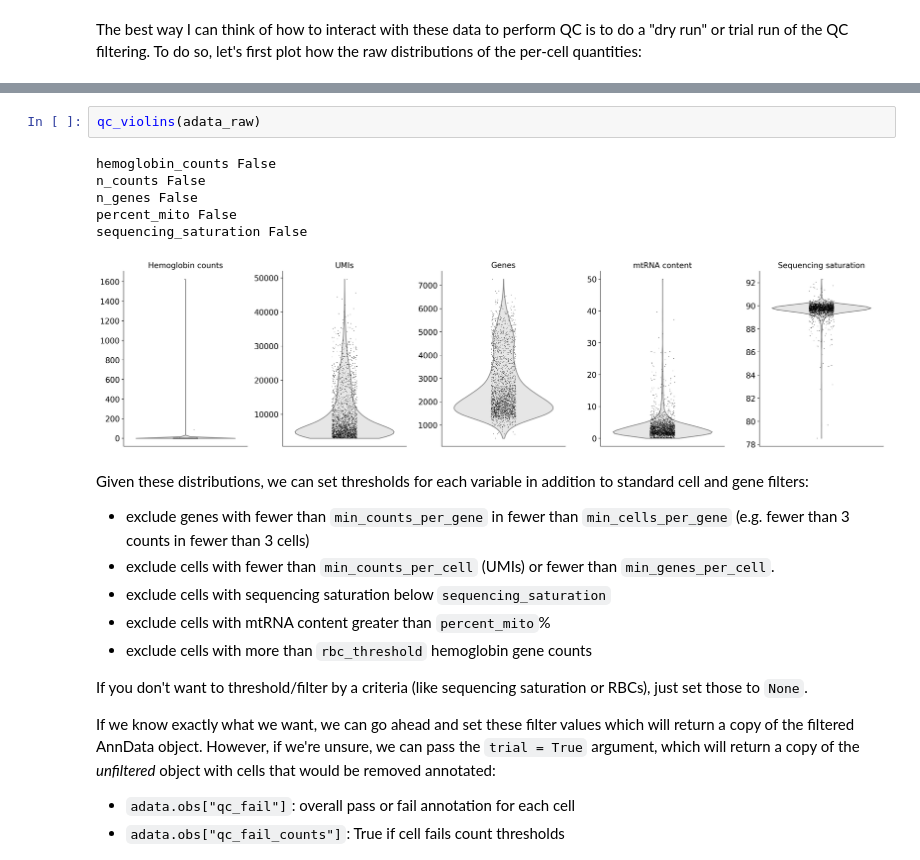
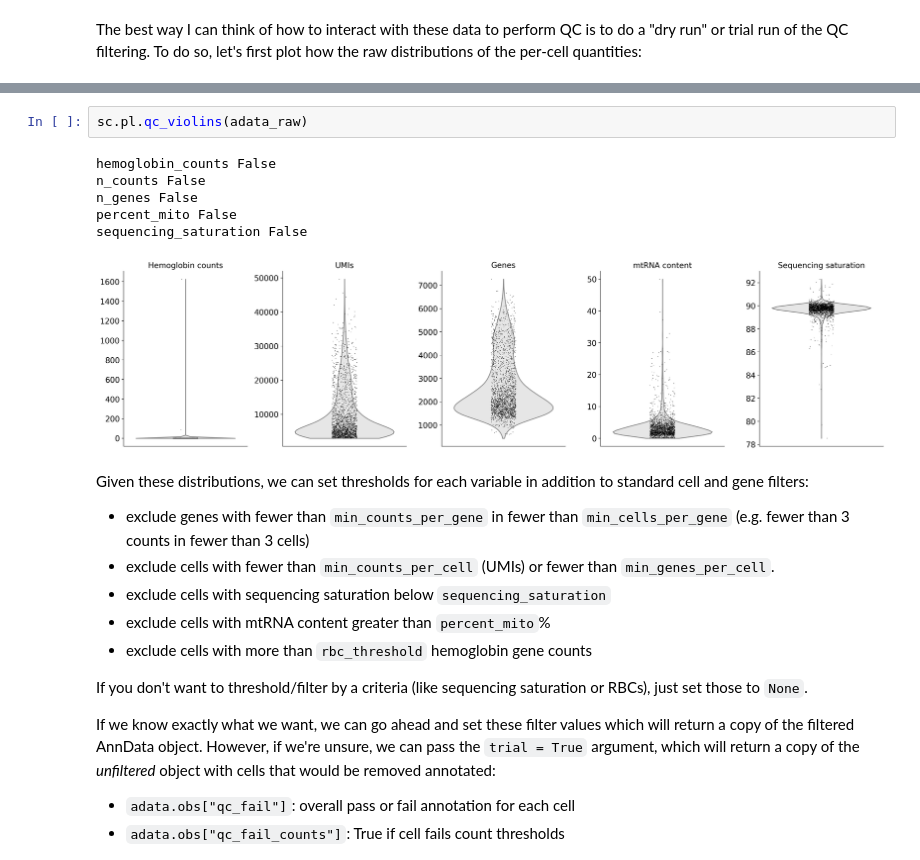
Before and after one commit to TheJacksonLaboratory/scanpy_recipes, a Jupyter notebook: examples/Analysis-Template.ipynb, the cells around one changed output, grey strips where cells are left out. Saved outputs shown, nothing was run; the diff lists cells and outputs as text.

```diff
--- a/examples/Analysis-Template.ipynb
+++ b/examples/Analysis-Template.ipynb
@@ -206,12 +174,12 @@ def qc_violins(adata):
-# %%
-qc_violins(adata_raw)
-# %% [output]
-hemoglobin_counts False
-n_counts False
-n_genes False
-percent_mito False
-sequencing_saturation False
-[figure, removed]
+# %%
+sc.pl.qc_violins(adata_raw)
+# %% [output]
+hemoglobin_counts False
+n_counts False
+n_genes False
+percent_mito False
+sequencing_saturation False
+[figure, added]
 # %% [markdown]
 Given these distributions, we can set thresholds for each variable in addition to standard cell and gene filters:
 -   exclude genes with fewer than `min_counts_per_gene` in fewer than `min_cells_per_gene` (e.g. fewer than 3 counts in fewer than 3 cells)
```
Also changed, not shown: parts of 30 cells of this notebook.
